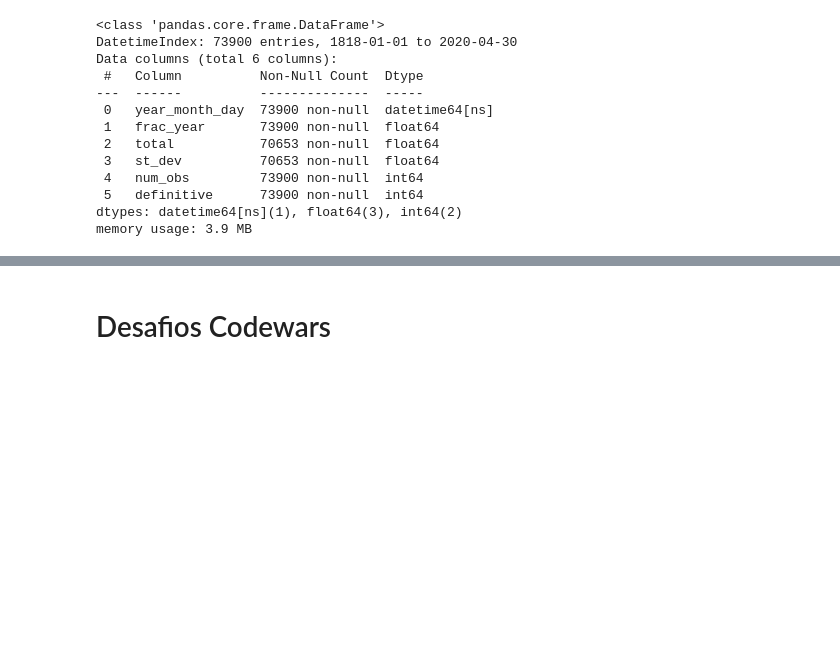
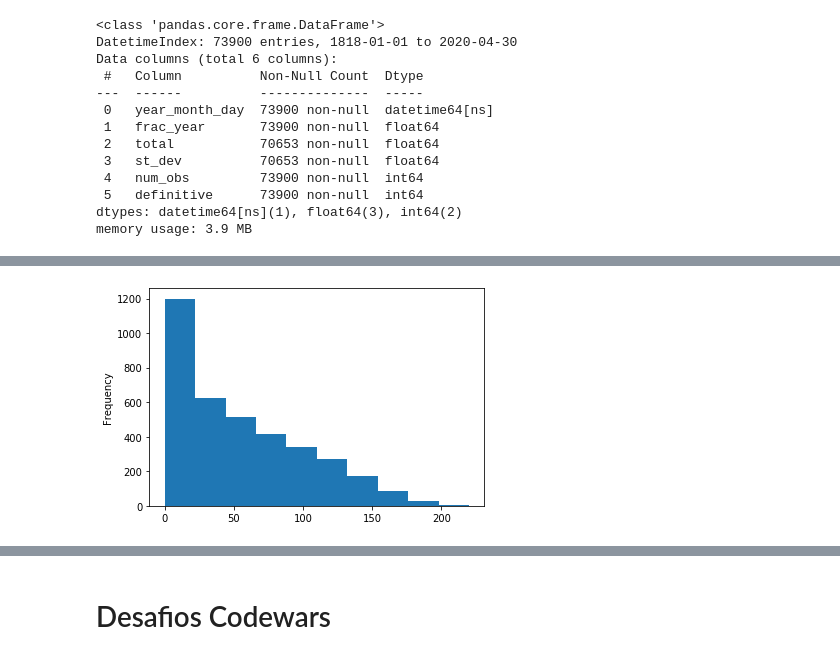
Before and after one commit to joaopalmaneto/estudos_ds_python, a Jupyter notebook: estudos/estudos.ipynb, the cells around one changed output, grey strips where cells are left out. Drawn from its saved outputs; the diff is of its cells as text; code cells hidden in the pictures; blank space fills up the shorter version.

```diff
--- a/estudos/estudos.ipynb
+++ b/estudos/estudos.ipynb
@@ -1003,0 +1044,5 @@ sunspots.to_csv(path_or_buf = path)
+# %%
+sunspots.loc['2010':'2020' , 'total'].plot(kind='hist')
+plt.show()
+# %% [output]
+[figure, added]
```
Also changed, not shown: parts of 12 cells of this notebook.
